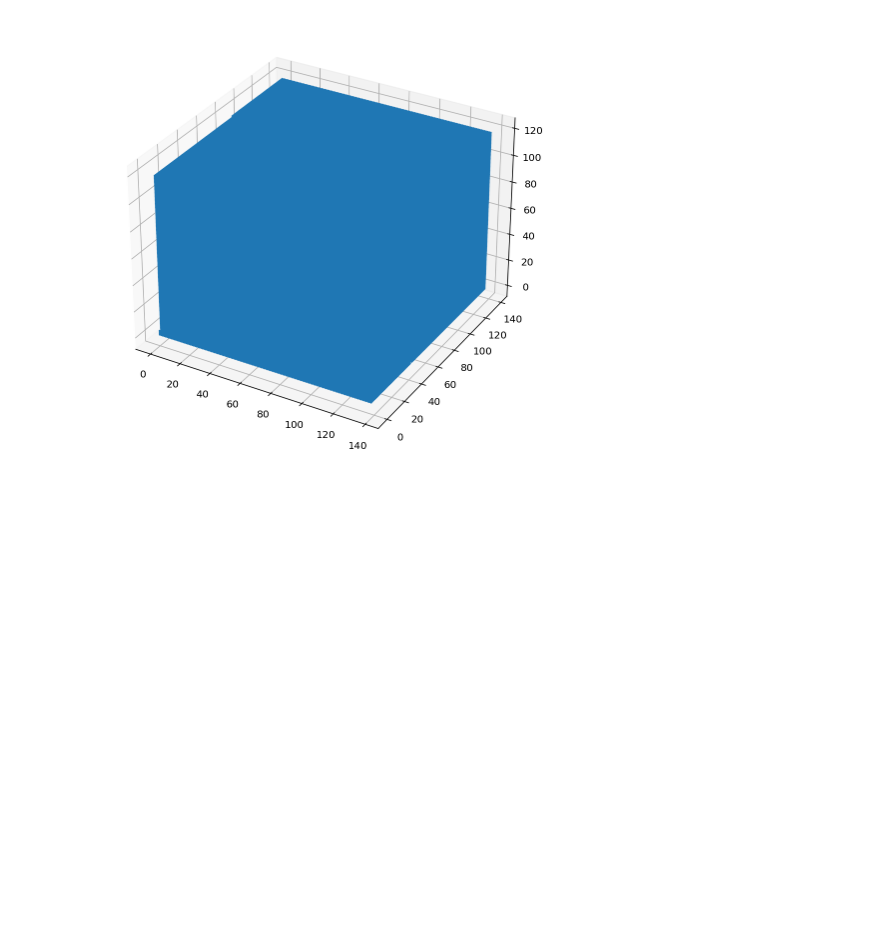
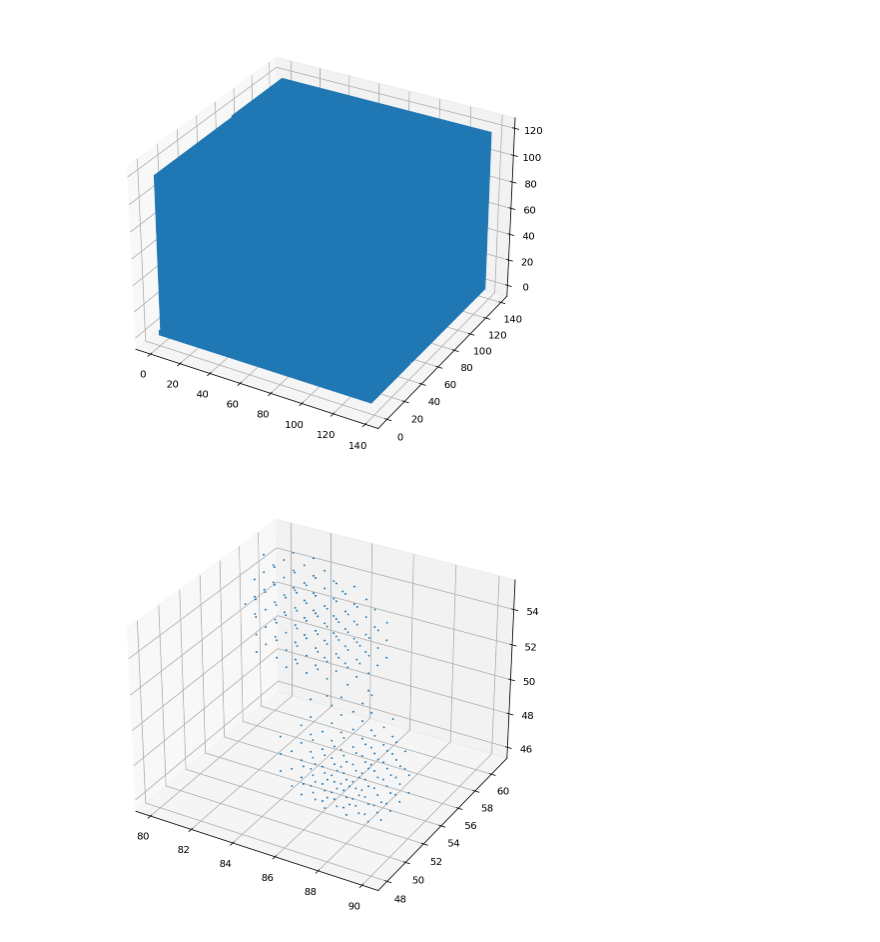
Before and after one commit to MarkusMartinMueller/ML_in_MIP, a Jupyter notebook: develop/markus/testmodel.ipynb, the cells around one changed output. Saved outputs shown, nothing was run; the diff lists cells and outputs as text; code cells hidden in the pictures; blank space fills up the shorter version.

```diff
--- a/develop/markus/testmodel.ipynb
+++ b/develop/markus/testmodel.ipynb
@@ -614,4 +658,8 @@ NameError: name 'preds' is not defined
 evaluation.draw_mask_3d(uni[3])
 # %% [output]
 [figure]
+# %%
+evaluation.draw_mask_3d(labels_test[3],markersize=0.8)
+# %% [output]
+[figure, added]
 # %%
```
Also changed, not shown: parts of 17 cells of this notebook, 2 other files.
